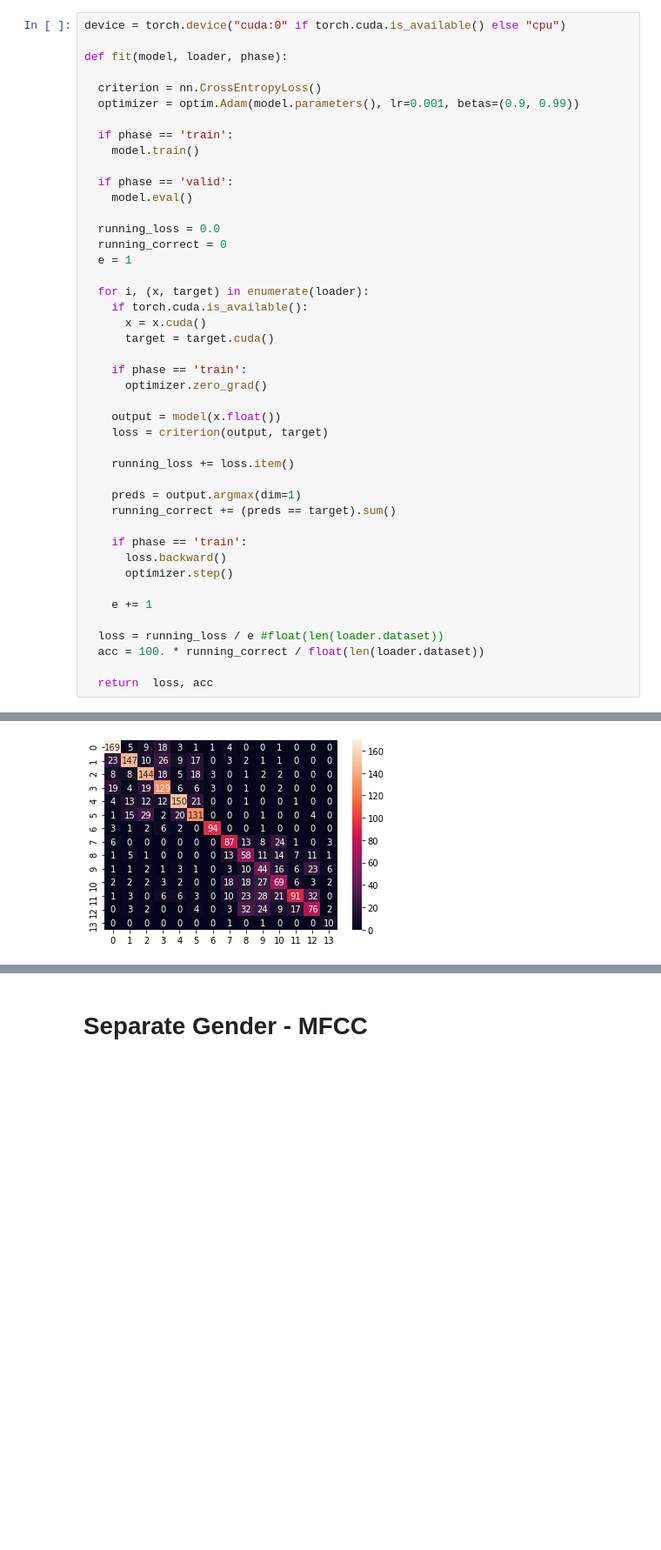
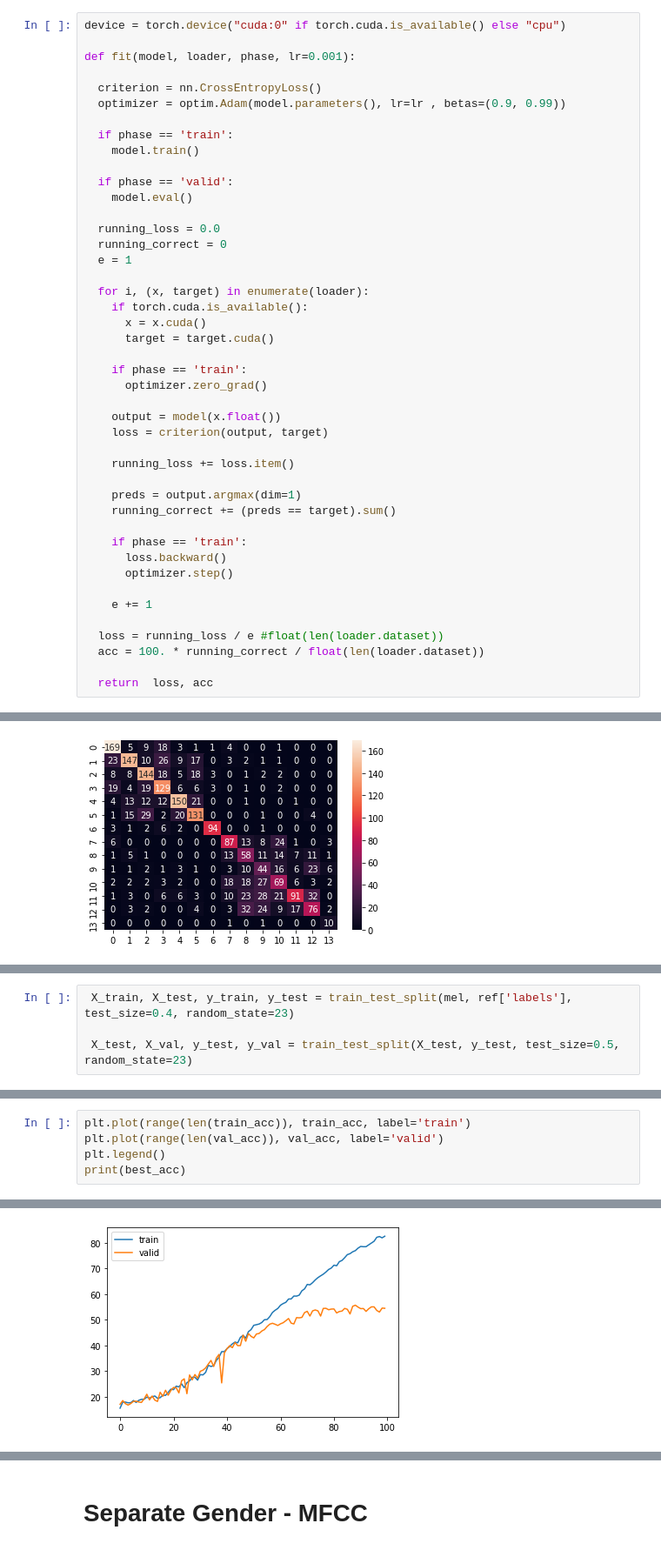
Before and after one commit to ParkSomin23/Voice_EmotionDetection, a Jupyter notebook: RNN_mfcc.ipynb, the cells around one changed output, grey strips where cells are left out. Shown: that part at 87% size. Cells and saved outputs as stored; diff of their text form; blank space fills up the shorter version.

```diff
--- a/RNN_mfcc.ipynb
+++ b/RNN_mfcc.ipynb
@@ -166,10 +165,10 @@ class ENet(nn.Module):
 # %%
 device = torch.device("cuda:0" if torch.cuda.is_available() else "cpu")
 
-def fit(model, loader, phase):
+def fit(model, loader, phase, lr=0.001):
 
   criterion = nn.CrossEntropyLoss()
-  optimizer = optim.Adam(model.parameters(), lr=0.001, betas=(0.9, 0.99))
+  optimizer = optim.Adam(model.parameters(), lr=lr , betas=(0.9, 0.99))
 
   if phase == 'train':
     model.train()
@@ -285,0 +311,4 @@ sns.heatmap(cm_d, annot=True, fmt='d') #, xticklabels=l) #, yticklabels=l)
+# %%
+ X_train, X_test, y_train, y_test = train_test_split(mel, ref['labels'], test_size=0.4, random_state=23)
+
+ X_test, X_val, y_test, y_val = train_test_split(X_test, y_test, test_size=0.5, random_state=23)
@@ -285,0 +367,6 @@ sns.heatmap(cm_d, annot=True, fmt='d') #, xticklabels=l) #, yticklabels=l)
+# %%
+plt.plot(range(len(train_acc)), train_acc, label='train')
+plt.plot(range(len(val_acc)), val_acc, label='valid')
+plt.legend()
+print(best_acc)
+# %% [output]
@@ -285,0 +374 @@ sns.heatmap(cm_d, annot=True, fmt='d') #, xticklabels=l) #, yticklabels=l)
+[figure, added]
```
Also changed, not shown: parts of 41 cells of this notebook.
